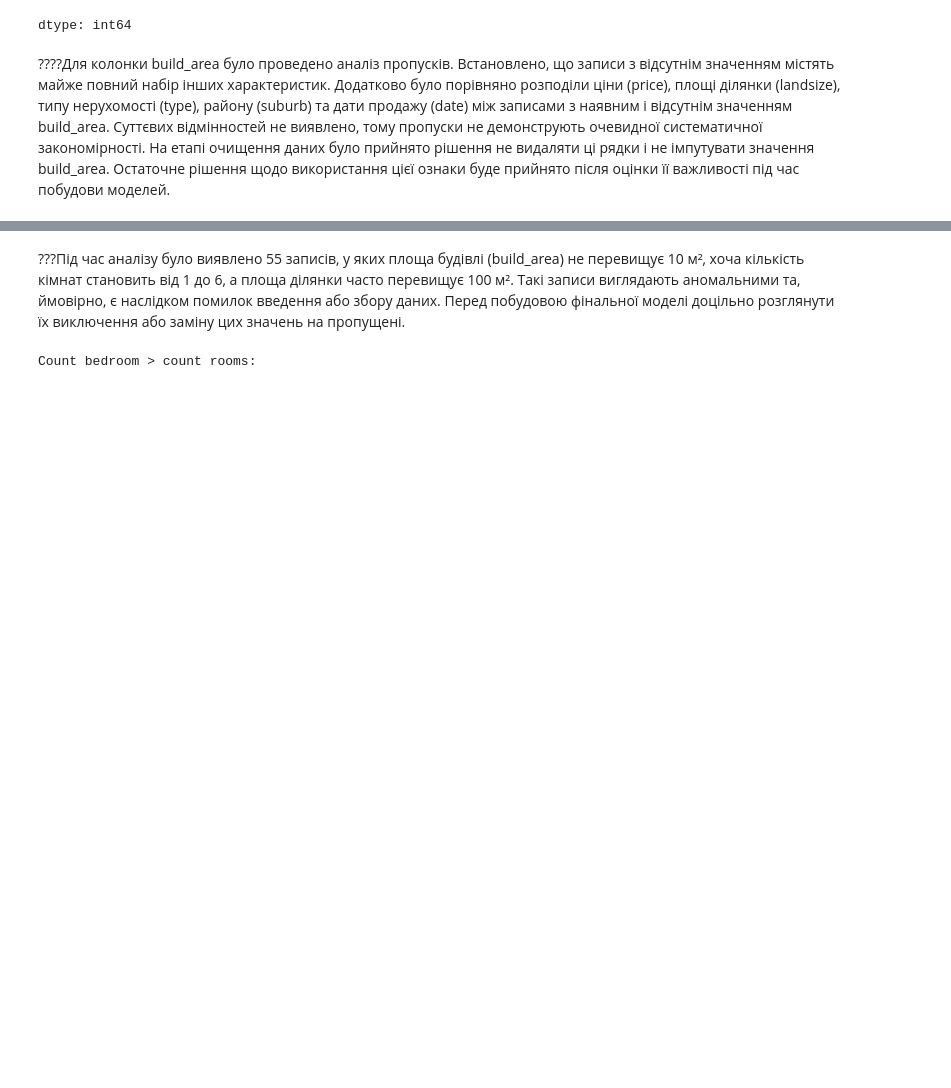
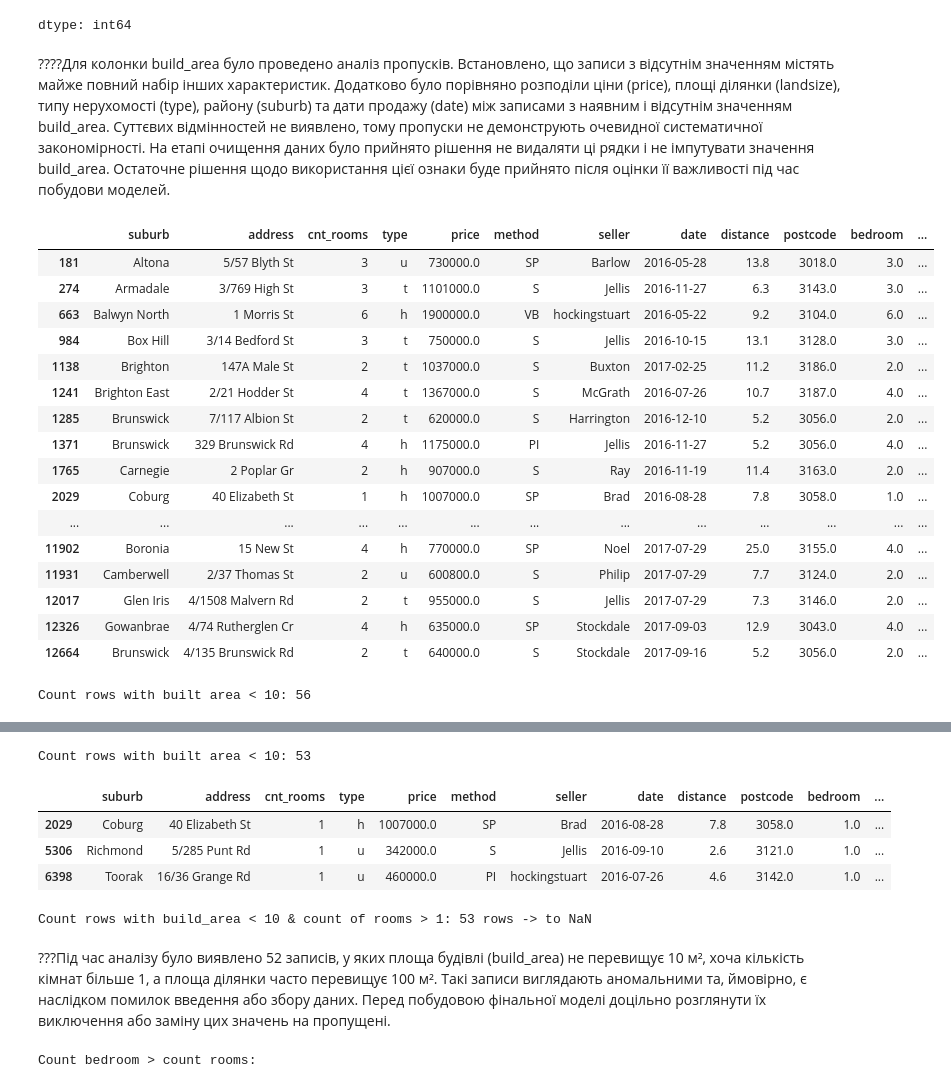
Before and after one commit to NadiiaIvashchuk/melbourne-housing-project, a Jupyter notebook: notebooks/melbourne_housing_project.ipynb, the cells around one changed output, grey strips where cells are left out. Saved outputs shown, nothing was run; the diff lists cells and outputs as text; code cells hidden in the pictures; blank space fills up the shorter version.

```diff
--- a/notebooks/melbourne_housing_project.ipynb
+++ b/notebooks/melbourne_housing_project.ipynb
@@ -278,7 +262,42 @@ clean.groupby(clean['build_area'].isna())['type'].value_counts()
 |  | u | 1433 |
 |  | t | 431 |
 dtype: int64
-# %%
-clean.loc[clean['build_area'] < 25, 'year_built'] = np.nan
 # %% [markdown]
 ????Для колонки build_area було проведено аналіз пропусків. Встановлено, що записи з відсутнім значенням містять майже повний набір інших характеристик. Додатково було порівняно розподіли ціни (price), площі ділянки (landsize), типу нерухомості (type), району (suburb) та дати продажу (date) між записами з наявним і відсутнім значенням build_area. Суттєвих відмінностей не виявлено, тому пропуски не демонструють очевидної систематичної закономірності. На етапі очищення даних було прийнято рішення не видаляти ці рядки і не імпутувати значення build_area. Остаточне рішення щодо використання цієї ознаки буде прийнято після оцінки її важливості під час побудови моделей.
+# %%
+#Check build_area with small area
+# build_area < 10 m2
+mask_1 = clean[clean['build_area'] < 10]
+display(mask_1)
+print(f"\nCount rows with built area < 10: {len(mask_1)}")
+
+# build_area < 10 m2 & count rooms > 1
+mask_2 = clean[(clean['build_area'] < 10) & (clean['cnt_rooms'] > 1)]
+display(mask_2)
+print(f"\nCount rows with built area < 10: {len(mask_2)}")
+
+# build_area < 10 m2 & count rooms <= 1
+mask_3 = clean[(clean['build_area'] < 10) & (clean['cnt_rooms'] <= 1)]
+display(mask_3)
+
+print(f"Count rows with build_area < 10 & count of rooms > 1: {len(mask_2)} rows -> to NaN")
+clean.loc[(clean['build_area'] < 10) & (clean['cnt_rooms'] > 1), 'year_built'] = np.nan # replace 'build_area' with mask_2
+# %% [output]
+|  | suburb | address | cnt_rooms | type | price | method | seller | date | distance | postcode | bedroom | ... |
+| 181 | Altona | 5/57 Blyth St | 3 | u | 730000.0 | SP | Barlow | 2016-05-28 | 13.8 | 3018.0 | 3.0 | ... |
+| 274 | Armadale | 3/769 High St | 3 | t | 1101000.0 | S | Jellis | 2016-11-27 | 6.3 | 3143.0 | 3.0 | ... |
+| 663 | Balwyn North | 1 Morris St | 6 | h | 1900000.0 | VB | hockingstuart | 2016-05-22 | 9.2 | 3104.0 | 6.0 | ... |
+| 984 | Box Hill | 3/14 Bedford St | 3 | t | 750000.0 | S | Jellis | 2016-10-15 | 13.1 | 3128.0 | 3.0 | ... |
+| 1138 | Brighton | 147A Male St | 2 | t | 1037000.0 | S | Buxton | 2017-02-25 | 11.2 | 3186.0 | 2.0 | ... |
+| 1241 | Brighton East | 2/21 Hodder St | 4 | t | 1367000.0 | S | McGrath | 2016-07-26 | 10.7 | 3187.0 | 4.0 | ... |
+| 1285 | Brunswick | 7/117 Albion St | 2 | t | 620000.0 | S | Harrington | 2016-12-10 | 5.2 | 3056.0 | 2.0 | ... |
+| 1371 | Brunswick | 329 Brunswick Rd | 4 | h | 1175000.0 | PI | Jellis | 2016-11-27 | 5.2 | 3056.0 | 4.0 | ... |
+| 1765 | Carnegie | 2 Poplar Gr | 2 | h | 907000.0 | S | Ray | 2016-11-19 | 11.4 | 3163.0 | 2.0 | ... |
+| 2029 | Coburg | 40 Elizabeth St | 1 | h | 1007000.0 | SP | Brad | 2016-08-28 | 7.8 | 3058.0 | 1.0 | ... |
+| ... | ... | ... | ... | ... | ... | ... | ... | ... | ... | ... | ... | ... |
+| 11902 | Boronia | 15 New St | 4 | h | 770000.0 | SP | Noel | 2017-07-29 | 25.0 | 3155.0 | 4.0 | ... |
+| 11931 | Camberwell | 2/37 Thomas St | 2 | u | 600800.0 | S | Philip | 2017-07-29 | 7.7 | 3124.0 | 2.0 | ... |
+| 12017 | Glen Iris | 4/1508 Malvern Rd | 2 | t | 955000.0 | S | Jellis | 2017-07-29 | 7.3 | 3146.0 | 2.0 | ... |
+| 12326 | Gowanbrae | 4/74 Rutherglen Cr | 4 | h | 635000.0 | SP | Stockdale | 2017-09-03 | 12.9 | 3043.0 | 4.0 | ... |
+| 12664 | Brunswick | 4/135 Brunswick Rd | 2 | t | 640000.0 | S | Stockdale | 2017-09-16 | 5.2 | 3056.0 | 2.0 | ... |
+Count rows with built area < 10: 56
@@ -285,5 +321,11 @@ clean.loc[clean['build_area'] < 25, 'year_built'] = np.nan
+Count rows with built area < 10: 53
+|  | suburb | address | cnt_rooms | type | price | method | seller | date | distance | postcode | bedroom | ... |
+| 2029 | Coburg | 40 Elizabeth St | 1 | h | 1007000.0 | SP | Brad | 2016-08-28 | 7.8 | 3058.0 | 1.0 | ... |
+| 5306 | Richmond | 5/285 Punt Rd | 1 | u | 342000.0 | S | Jellis | 2016-09-10 | 2.6 | 3121.0 | 1.0 | ... |
+| 6398 | Toorak | 16/36 Grange Rd | 1 | u | 460000.0 | PI | hockingstuart | 2016-07-26 | 4.6 | 3142.0 | 1.0 | ... |
+Count rows with build_area < 10 & count of rooms > 1: 53 rows -> to NaN
 # %% [markdown]
-???Під час аналізу було виявлено 55 записів, у яких площа будівлі (build_area) не перевищує 10 м², хоча кількість кімнат становить від 1 до 6, а площа ділянки часто перевищує 100 м². Такі записи виглядають аномальними та, ймовірно, є наслідком помилок введення або збору даних. Перед побудовою фінальної моделі доцільно розглянути їх виключення або заміну цих значень на пропущені.
+???Під час аналізу було виявлено 52 записів, у яких площа будівлі (build_area) не перевищує 10 м², хоча кількість кімнат більше 1, а площа ділянки часто перевищує 100 м². Такі записи виглядають аномальними та, ймовірно, є наслідком помилок введення або збору даних. Перед побудовою фінальної моделі доцільно розглянути їх виключення або заміну цих значень на пропущені.
 # %%
 # logical consistency check
 print("Count bedroom > count rooms:")
```
Also changed, not shown: parts of 36 cells of this notebook.
